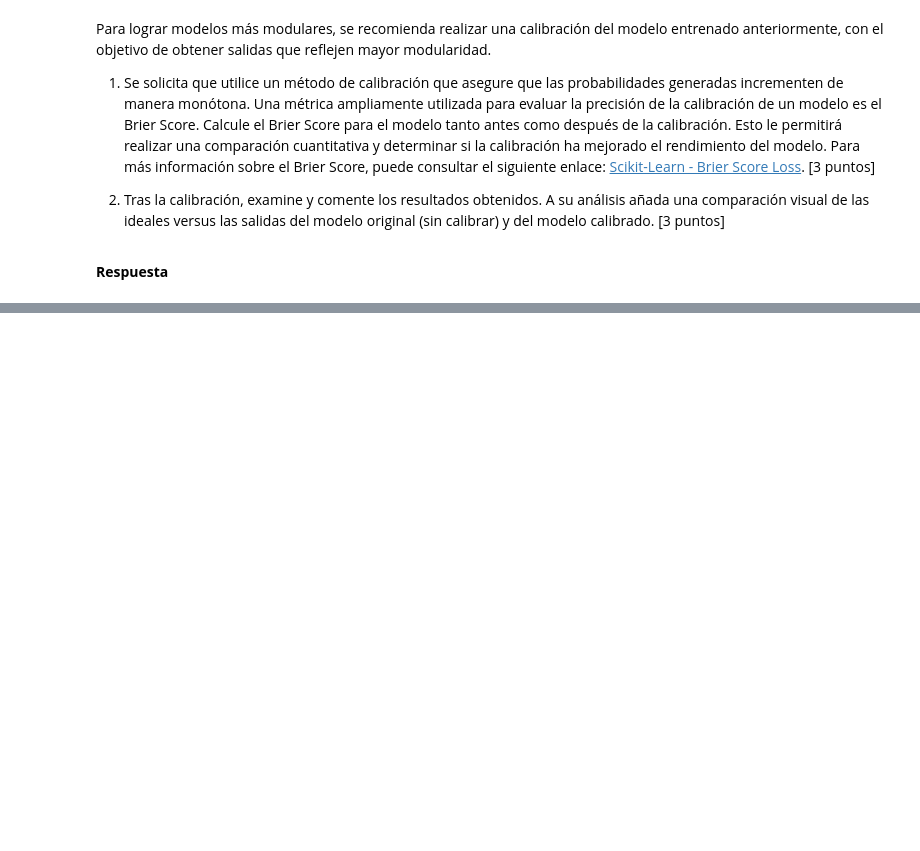
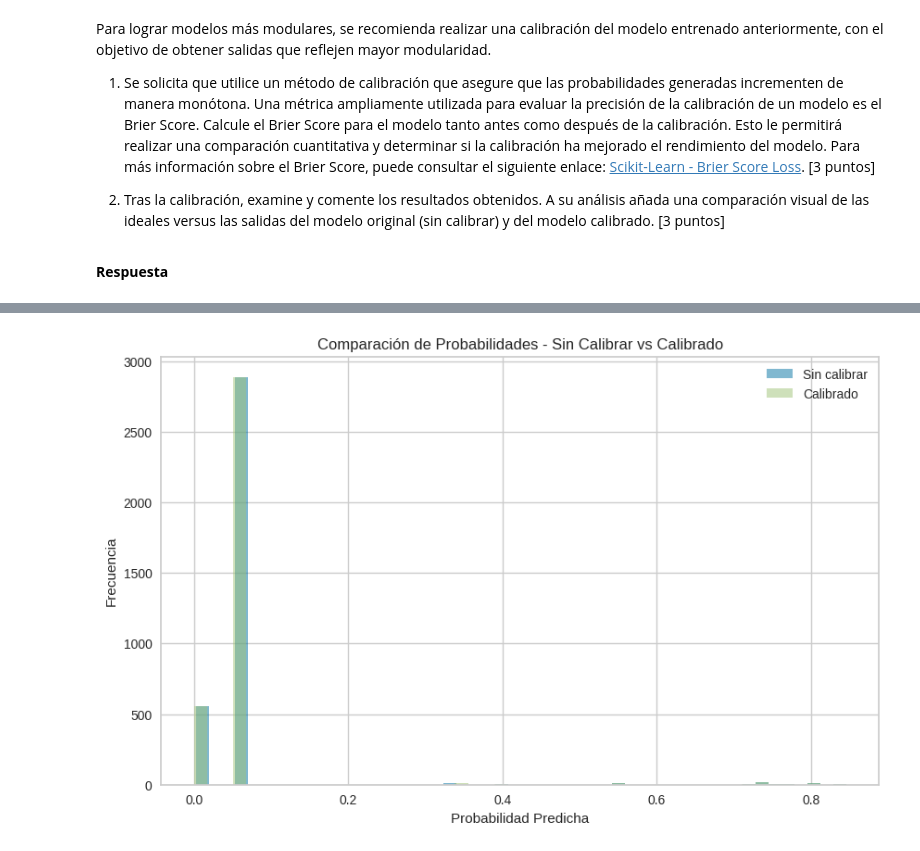
Before and after one commit to IsraPKMNPAP/Laboratorio-de-Herramientas, a Jupyter notebook: Laboratorios/Lab_7_enunciado.ipynb, the cells around one changed output, grey strips where cells are left out. Saved outputs shown, nothing was run; the diff lists cells and outputs as text; code cells hidden in the pictures; blank space fills up the shorter version.

```diff
--- a/Laboratorios/Lab_7_enunciado.ipynb
+++ b/Laboratorios/Lab_7_enunciado.ipynb
@@ -645,0 +724,18 @@ y_xgboost = pipeline_xgboost.fit(X_train, y_train)
+# %%
+# RFE para eliminación recursiva de características
+rfe = RFE(estimator=xgb_model, n_features_to_select=15, step=1)
+pipeline_rfe = Pipeline([
+    ('Column_Transformer', col_transformer),
+    ('RFE', rfe),
+    ('xgb_classifier', xgb_model)
+])
+
+# Entrenar con eliminación de características
+pipeline_rfe.fit(X_train, y_train)
+
+# Predicción y evaluación
+y_pred_rfe = pipeline_rfe.predict(X_test)
+print(classification_report(y_test, y_pred_rfe))
+
+# Importancia de características
+importances = xgb_model.feature_importances_
@@ -656,3 +781,67 @@ Para lograr modelos más modulares, se recomienda realizar una calibración del
 2. Tras la calibración, examine y comente los resultados obtenidos. A su análisis añada una comparación visual de las ideales versus las salidas del modelo original (sin calibrar) y del modelo calibrado. [3 puntos]
 # %% [markdown]
 **Respuesta**
+# %%
+from sklearn.calibration import CalibratedClassifierCV
+from sklearn.metrics import brier_score_loss, classification_report
+
+# RFE para eliminación de características
+rfe = RFE(estimator=xgb_model, n_features_to_select=15, step=1)
+
+# Pipeline de preprocesamiento, selección de características y modelo XGBoost
+pipeline_rfe = Pipeline([
+    ('Column_Transformer', col_transformer),
+    ('RFE', rfe),
+    ('xgb_classifier', xgb_model)
+])
+
+# Entrenamos el pipeline sin calibración
+pipeline_rfe.fit(X_train, y_train)
+
+# Transformamos los datos de entrenamiento y prueba con el pipeline
+X_train_transformed = pipeline_rfe.named_steps['Column_Transformer'].transform(X_train)
+X_test_transformed = pipeline_rfe.named_steps['Column_Transformer'].transform(X_test)
+
+# Aplicamos RFE a los datos transformados
+X_train_selected = pipeline_rfe.named_steps['RFE'].transform(X_train_transformed)
+X_test_selected = pipeline_rfe.named_steps['RFE'].transform(X_test_transformed)
+
+# Hacemos predicciones sin calibrar
+y_pred_prob = pipeline_rfe.predict_proba(X_test)[:, 1]
+y_pred = pipeline_rfe.predict(X_test)
+
+# Calculamos el Brier Score sin calibrar
+brier_score_antes = brier_score_loss(y_test, y_pred_prob)
+
+# Calibramos el modelo con los datos transformados y seleccionados
+calibrated_model = CalibratedClassifierCV(estimator=pipeline_rfe.named_steps['xgb_classifier'], method='isotonic', cv='prefit')
+calibrated_model.fit(X_train_selected, y_train)
+
+# Hacemos predicciones sin calibrar
+
+
+# Calculamos el Brier Score sin calibrar
+
+
+# Hacemos predicciones calibradas
+y_pred_calib_prob = calibrated_model.predict_proba(X_test_selected)[:, 1]
+y_pred_calib = calibrated_model.predict(X_test_selected)
+
+# Calculamos el Brier Score después de la calibración
+brier_score_despues = brier_score_loss(y_test, y_pred_calib_prob)
+
+print(f"Brier Score antes de la calibración: {brier_score_antes}")
+print(f"Brier Score después de la calibración: {brier_score_despues}")
+print("\nClasificación antes de la calibración:\n", classification_report(y_test, y_pred))
+print("\nClasificación después de la calibración:\n", classification_report(y_test, y_pred_calib))
+
+# Comparación visual de probabilidades
+plt.figure(figsize=(10, 6))
+plt.hist(y_pred_prob, bins=50, alpha=0.5, label='Sin calibrar')
+plt.hist(y_pred_calib_prob, bins=50, alpha=0.5, label='Calibrado')
+plt.xlabel('Probabilidad Predicha')
+plt.ylabel('Frecuencia')
+plt.title('Comparación de Probabilidades - Sin Calibrar vs Calibrado')
+plt.legend()
+plt.show()
+# %% [output]
@@ -658,0 +865 @@ Para lograr modelos más modulares, se recomienda realizar una calibración del
+[figure, added]
```
Also changed, not shown: parts of 19 cells of this notebook, 1 other file.
